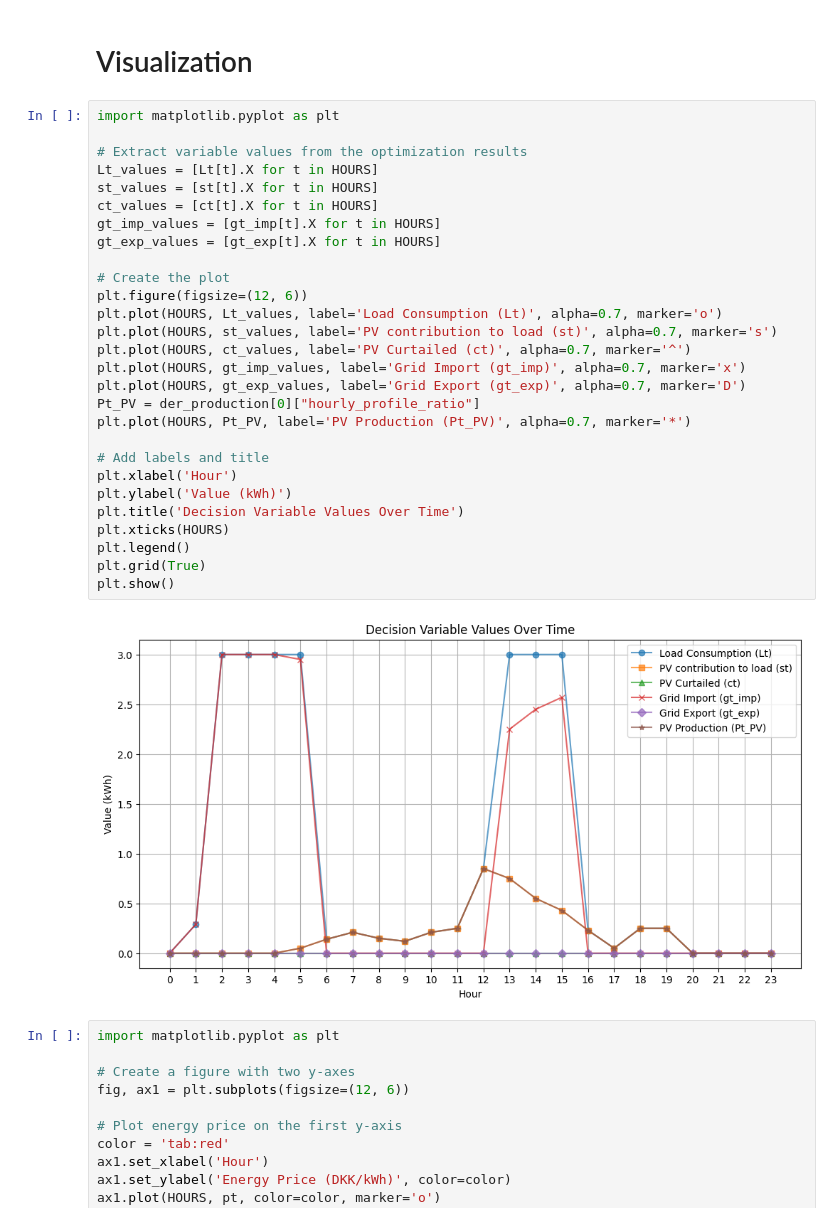
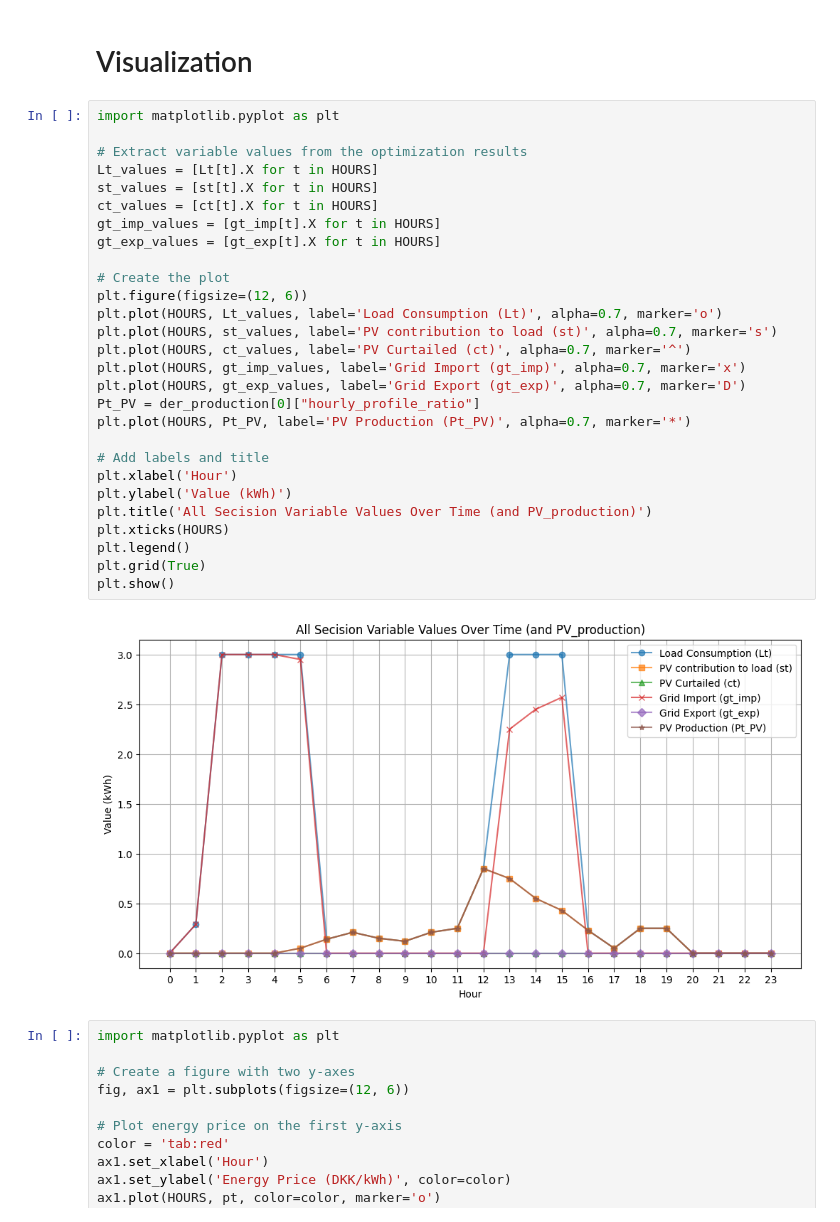
Before and after one commit to PHengst/template-assignment-1, a Jupyter notebook: src/1a.ipynb, the cells around one changed output. Cells and saved outputs as stored; diff of their text form.

```diff
--- a/src/1a.ipynb
+++ b/src/1a.ipynb
@@ -203,33 +214,33 @@ g15_imp 2.57
 # %%
 import matplotlib.pyplot as plt
 
 # Extract variable values from the optimization results
 Lt_values = [Lt[t].X for t in HOURS]
 st_values = [st[t].X for t in HOURS]
 ct_values = [ct[t].X for t in HOURS]
 gt_imp_values = [gt_imp[t].X for t in HOURS]
 gt_exp_values = [gt_exp[t].X for t in HOURS]
 
 # Create the plot
 plt.figure(figsize=(12, 6))
 plt.plot(HOURS, Lt_values, label='Load Consumption (Lt)', alpha=0.7, marker='o')
 plt.plot(HOURS, st_values, label='PV contribution to load (st)', alpha=0.7, marker='s')
 plt.plot(HOURS, ct_values, label='PV Curtailed (ct)', alpha=0.7, marker='^')
 plt.plot(HOURS, gt_imp_values, label='Grid Import (gt_imp)', alpha=0.7, marker='x')
 plt.plot(HOURS, gt_exp_values, label='Grid Export (gt_exp)', alpha=0.7, marker='D')
 Pt_PV = der_production[0]["hourly_profile_ratio"]
 plt.plot(HOURS, Pt_PV, label='PV Production (Pt_PV)', alpha=0.7, marker='*')
 
 # Add labels and title
 plt.xlabel('Hour')
 plt.ylabel('Value (kWh)')
-plt.title('Decision Variable Values Over Time')
+plt.title('All Secision Variable Values Over Time (and PV_production)')
 plt.xticks(HOURS)
 plt.legend()
 plt.grid(True)
 plt.show()
 # %% [output]
-[figure, old version]
+[figure, new version]
 # %%
 import matplotlib.pyplot as plt
 
```
Also changed, not shown: parts of 4 cells of this notebook.
